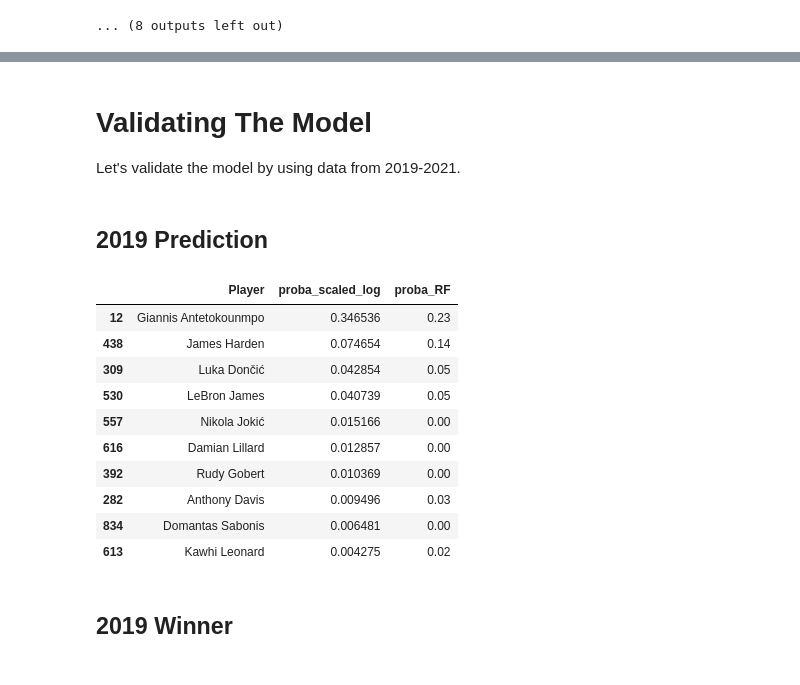
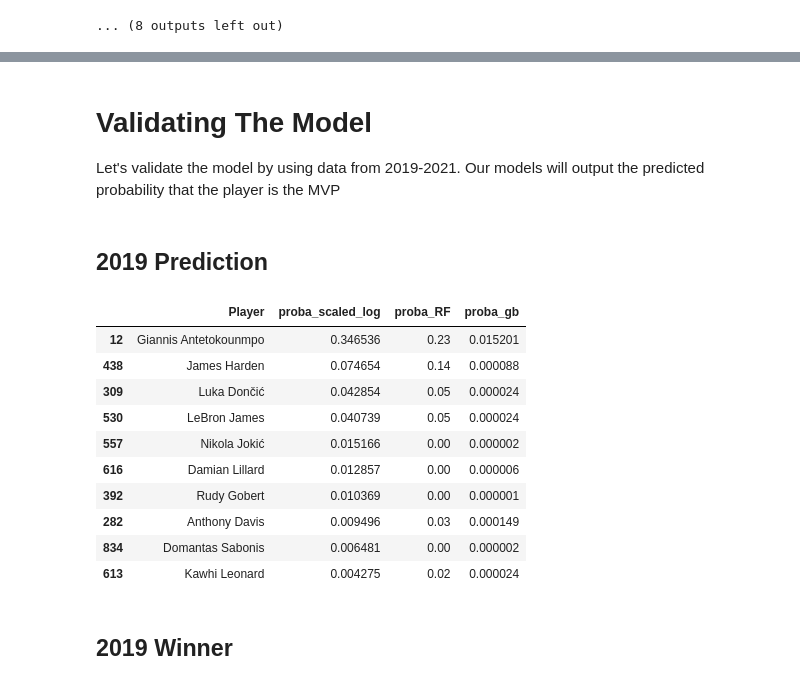
Before and after one commit to jdclifton2/NBAMVPPredictor, a Jupyter notebook: scripts/MVP_Modeling_Clean.ipynb, the cells around one changed output, grey strips where cells are left out. Cells and saved outputs as stored; diff of their text form; code cells hidden in the pictures.

```diff
--- a/scripts/MVP_Modeling_Clean.ipynb
+++ b/scripts/MVP_Modeling_Clean.ipynb
@@ -470,6 +487,7 @@ metrics.sort_values(by='tp', ascending=False)
 # Validating The Model
 
 Let's validate the model by using data from 2019-2021.
+Our models will output the predicted probability that the player is the MVP
 # %%
 df_2019 = pd.read_csv('../data/2019stats.csv')
 df_2019_advanced = pd.read_csv('../data/2019advancedstats.csv')
@@ -486,35 +504,47 @@ results_scaled_log = hand_select_models['Scaledlogistic']['fitted_model'].predic
 results_RF = hand_select_models['RandomForestClassifier']['fitted_model'].predict(X)
 proba_scaled_log = hand_select_models['Scaledlogistic']['fitted_model'].predict_proba(X).tolist()
 proba_RF = hand_select_models['RandomForestClassifier']['fitted_model'].predict_proba(X).tolist()
+
+results_gb = hand_select_models['GradientBoostingClassifier']['fitted_model'].predict(X)
+proba_gb = hand_select_models['GradientBoostingClassifier']['fitted_model'].predict_proba(X).tolist()
+
+
 mvp_log_probs = []
 mvp_rf_probs = []
+mvp_gb_probs = []
 for prob in proba_scaled_log:
     #print(prob[1])
     mvp_log_probs.append(prob[1])
 for prob in proba_RF:
     mvp_rf_probs.append(prob[1])
+
+for prob in proba_gb:
+    mvp_gb_probs.append(prob[1])
 # print(hand_select_models['Scaledlogistic']['fitted_model'].predict_proba(X).tolist())
 # print(proba_RF)
 df_2019['results_scaled_log'] = results_scaled_log
 df_2019['results_RF'] = results_RF
 df_2019['proba_scaled_log'] = mvp_log_probs
 df_2019['proba_RF'] = mvp_rf_probs
+
+df_2019['proba_gb'] = mvp_gb_probs
+df_2019['results_gb'] = results_gb
 # %% [markdown]
 ## 2019 Prediction
 # %%
-df_2019.sort_values(by='proba_scaled_log', ascending=False)[['Player', 'proba_scaled_log', 'proba_RF']].head(10)
+df_2019.sort_values(by='proba_scaled_log', ascending=False)[['Player', 'proba_scaled_log', 'proba_RF', 'proba_gb']].head(10)
 # %% [output]
-|  | Player | proba_scaled_log | proba_RF |
-| 12 | Giannis Antetokounmpo | 0.346536 | 0.23 |
-| 438 | James Harden | 0.074654 | 0.14 |
-| 309 | Luka Dončić | 0.042854 | 0.05 |
-| 530 | LeBron James | 0.040739 | 0.05 |
-| 557 | Nikola Jokić | 0.015166 | 0.00 |
-| 616 | Damian Lillard | 0.012857 | 0.00 |
-| 392 | Rudy Gobert | 0.010369 | 0.00 |
-| 282 | Anthony Davis | 0.009496 | 0.03 |
-| 834 | Domantas Sabonis | 0.006481 | 0.00 |
-| 613 | Kawhi Leonard | 0.004275 | 0.02 |
+|  | Player | proba_scaled_log | proba_RF | proba_gb |
+| 12 | Giannis Antetokounmpo | 0.346536 | 0.23 | 0.015201 |
+| 438 | James Harden | 0.074654 | 0.14 | 0.000088 |
+| 309 | Luka Dončić | 0.042854 | 0.05 | 0.000024 |
+| 530 | LeBron James | 0.040739 | 0.05 | 0.000024 |
+| 557 | Nikola Jokić | 0.015166 | 0.00 | 0.000002 |
+| 616 | Damian Lillard | 0.012857 | 0.00 | 0.000006 |
+| 392 | Rudy Gobert | 0.010369 | 0.00 | 0.000001 |
+| 282 | Anthony Davis | 0.009496 | 0.03 | 0.000149 |
+| 834 | Domantas Sabonis | 0.006481 | 0.00 | 0.000002 |
+| 613 | Kawhi Leonard | 0.004275 | 0.02 | 0.000024 |
 # %% [markdown]
 ## 2019 Winner
 # %% [markdown]
```
Also changed, not shown: parts of 29 cells of this notebook, 1 other file.
